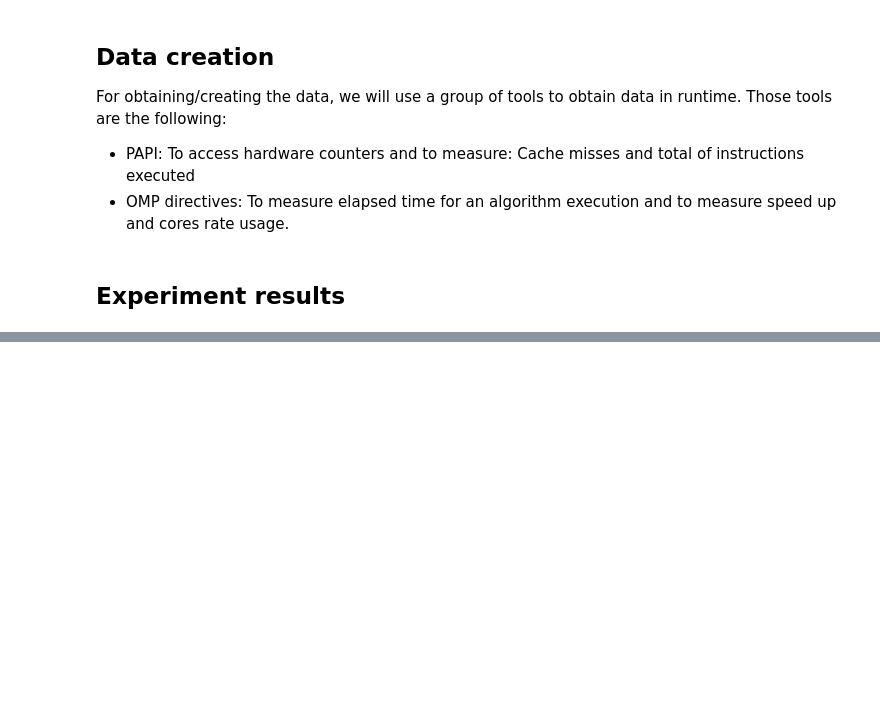
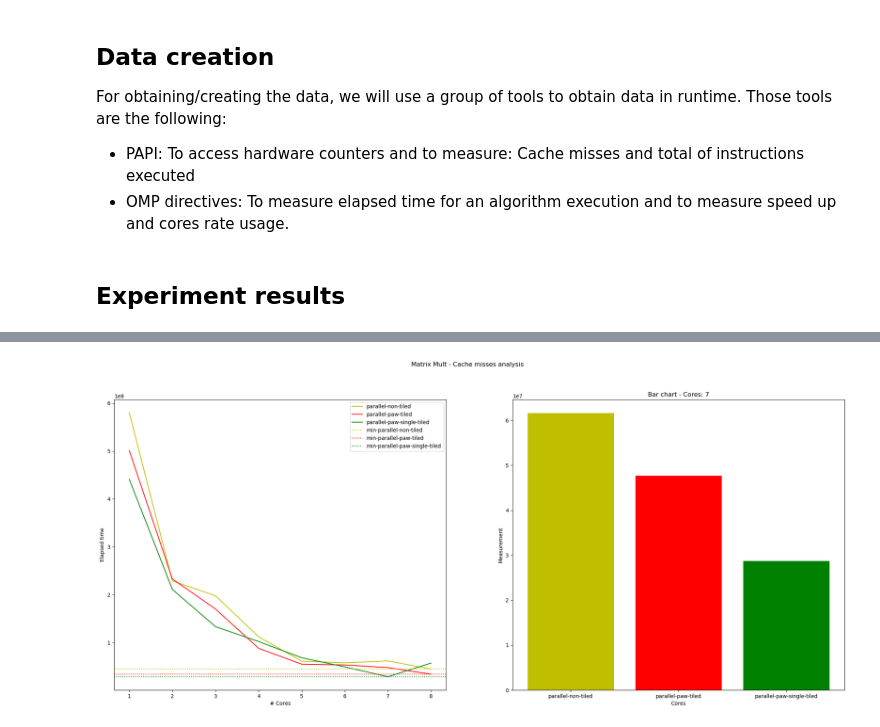
Before and after one commit to mgltorsa/Cetus-Paw-Tiling-Experiments, a Jupyter notebook: tiling/Tiling experiments and measurements.ipynb, the cells around one changed output, grey strips where cells are left out. Saved outputs shown, nothing was run; the diff lists cells and outputs as text; code cells hidden in the pictures; blank space fills up the shorter version.

```diff
--- a/tiling/Tiling experiments and measurements.ipynb
+++ b/tiling/Tiling experiments and measurements.ipynb
@@ -251,0 +273,5 @@ No artists with labels found to put in legend.  Note that artists whose label st
+# %%
+matrix_mult_experiments = filter_by_experiment('matrix-mult','cache-misses')
+plot_experiments('Matrix Mult - Cache misses',matrix_mult_experiments)
+# %% [output]
+[figure, added]
```
Also changed, not shown: parts of 38 cells of this notebook, 22 other files.
